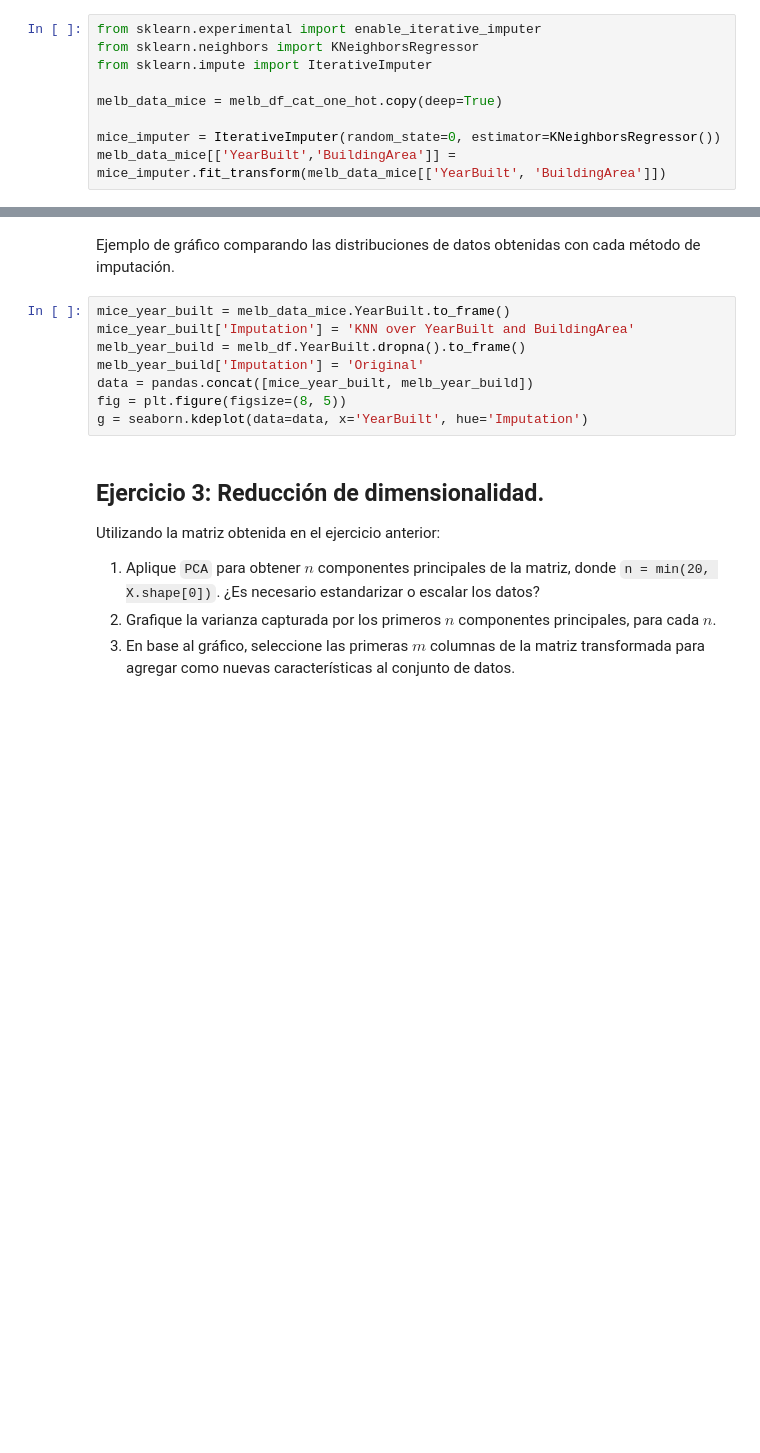
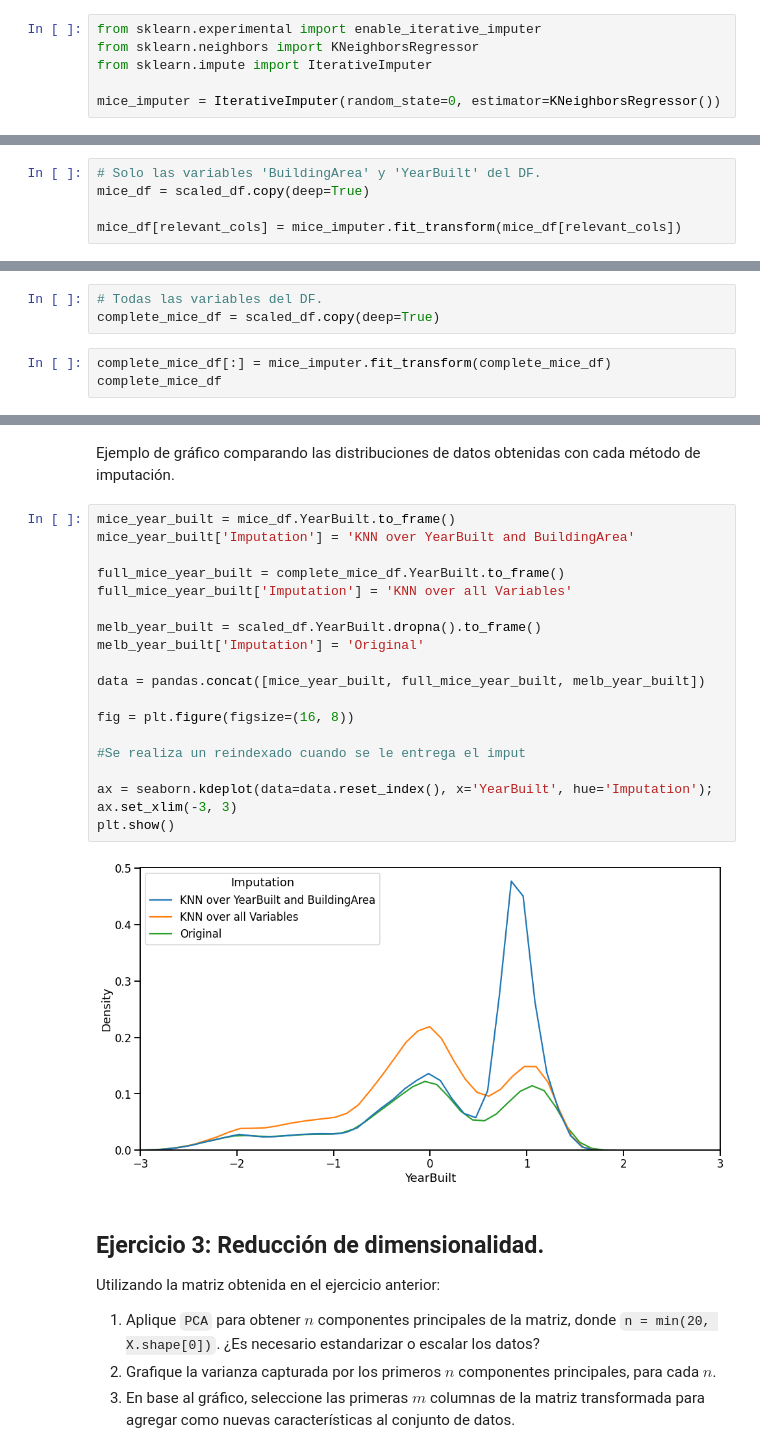
Before and after one commit to Francisco-Rua/Data-Science-2022, a Jupyter notebook: Entregable 2 - Analisis Exploratorio y Curacion de Datos/Entregable 2 - Parte 2.ipynb, the cells around one changed output, grey strips where cells are left out. Saved outputs shown, nothing was run; the diff lists cells and outputs as text; blank space fills up the shorter version.

Commit message:
Entregable 2- complete

```diff
--- a/Entregable 2 - Analisis Exploratorio y Curacion de Datos/Entregable 2 - Parte 2.ipynb
+++ b/Entregable 2 - Analisis Exploratorio y Curacion de Datos/Entregable 2 - Parte 2.ipynb
@@ -176,7 +264,4 @@ from sklearn.experimental import enable_iterative_imputer
 from sklearn.neighbors import KNeighborsRegressor
 from sklearn.impute import IterativeImputer
 
-melb_data_mice = melb_df_cat_one_hot.copy(deep=True)
-
 mice_imputer = IterativeImputer(random_state=0, estimator=KNeighborsRegressor())
-melb_data_mice[['YearBuilt','BuildingArea']] = mice_imputer.fit_transform(melb_data_mice[['YearBuilt', 'BuildingArea']])
@@ -184,0 +268,5 @@ KeyError: ignored
+# %%
+# Solo las variables 'BuildingArea' y 'YearBuilt' del DF.
+mice_df = scaled_df.copy(deep=True)
+
+mice_df[relevant_cols] = mice_imputer.fit_transform(mice_df[relevant_cols])
@@ -184,0 +289,6 @@ KeyError: ignored
+# %%
+# Todas las variables del DF.
+complete_mice_df = scaled_df.copy(deep=True)
+# %%
+complete_mice_df[:] = mice_imputer.fit_transform(complete_mice_df)
+complete_mice_df
@@ -185,13 +309,26 @@ KeyError: ignored
 # %% [markdown]
 Ejemplo de gráfico comparando las distribuciones de datos obtenidas con cada método de imputación.
 # %%
-mice_year_built = melb_data_mice.YearBuilt.to_frame()
+mice_year_built = mice_df.YearBuilt.to_frame()
 mice_year_built['Imputation'] = 'KNN over YearBuilt and BuildingArea'
-melb_year_build = melb_df.YearBuilt.dropna().to_frame()
-melb_year_build['Imputation'] = 'Original'
-data = pandas.concat([mice_year_built, melb_year_build])
-fig = plt.figure(figsize=(8, 5))
-g = seaborn.kdeplot(data=data, x='YearBuilt', hue='Imputation')
+
+full_mice_year_built = complete_mice_df.YearBuilt.to_frame()
+full_mice_year_built['Imputation'] = 'KNN over all Variables'
+
+melb_year_built = scaled_df.YearBuilt.dropna().to_frame()
+melb_year_built['Imputation'] = 'Original'
+
+data = pandas.concat([mice_year_built, full_mice_year_built, melb_year_built])
+
+fig = plt.figure(figsize=(16, 8))
+
+#Se realiza un reindexado cuando se le entrega el imput
+
+ax = seaborn.kdeplot(data=data.reset_index(), x='YearBuilt', hue='Imputation');
+ax.set_xlim(-3, 3)
+plt.show()
+# %% [output]
+[figure, added]
 # %% [markdown]
 ## Ejercicio 3: Reducción de dimensionalidad.
 
```
Also changed, not shown: parts of 30 cells of this notebook, 1 other file.
